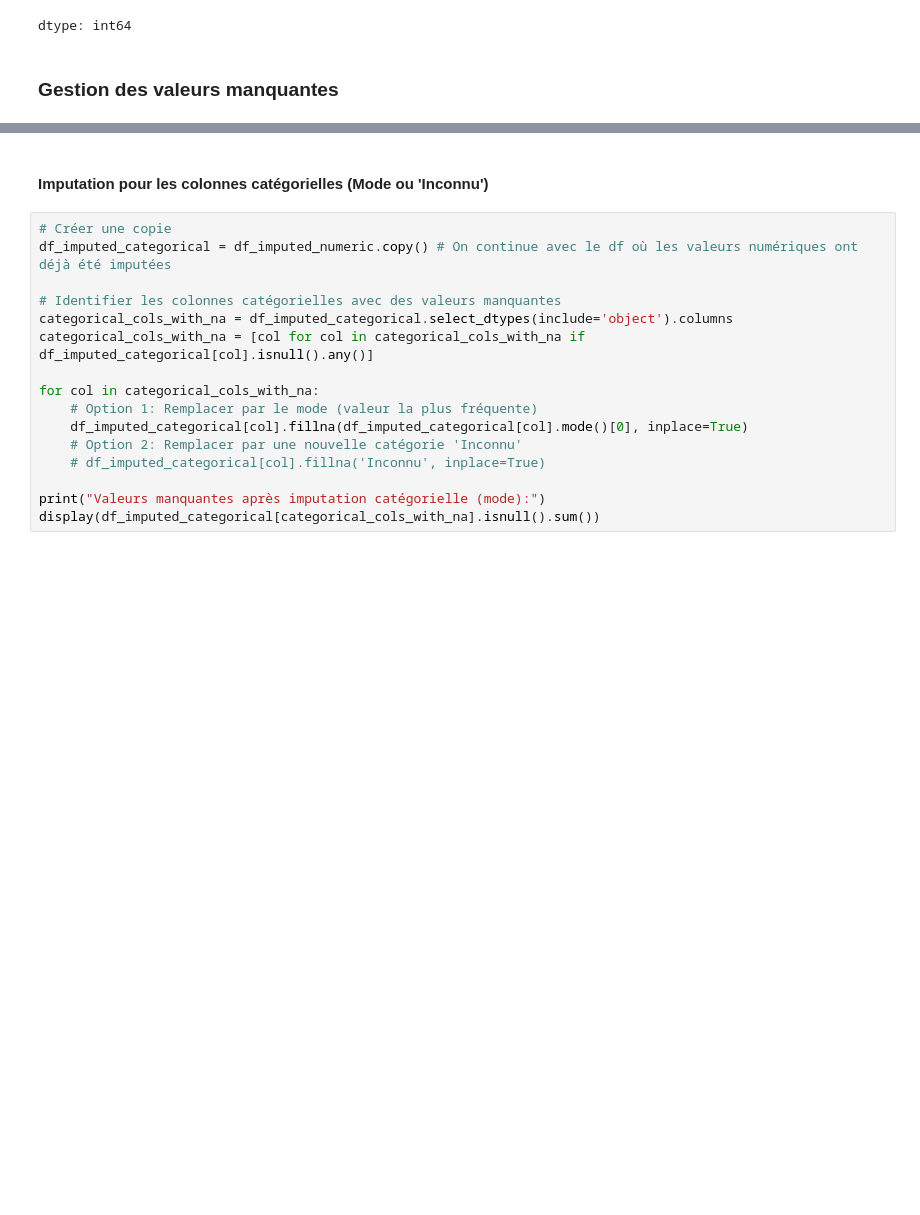
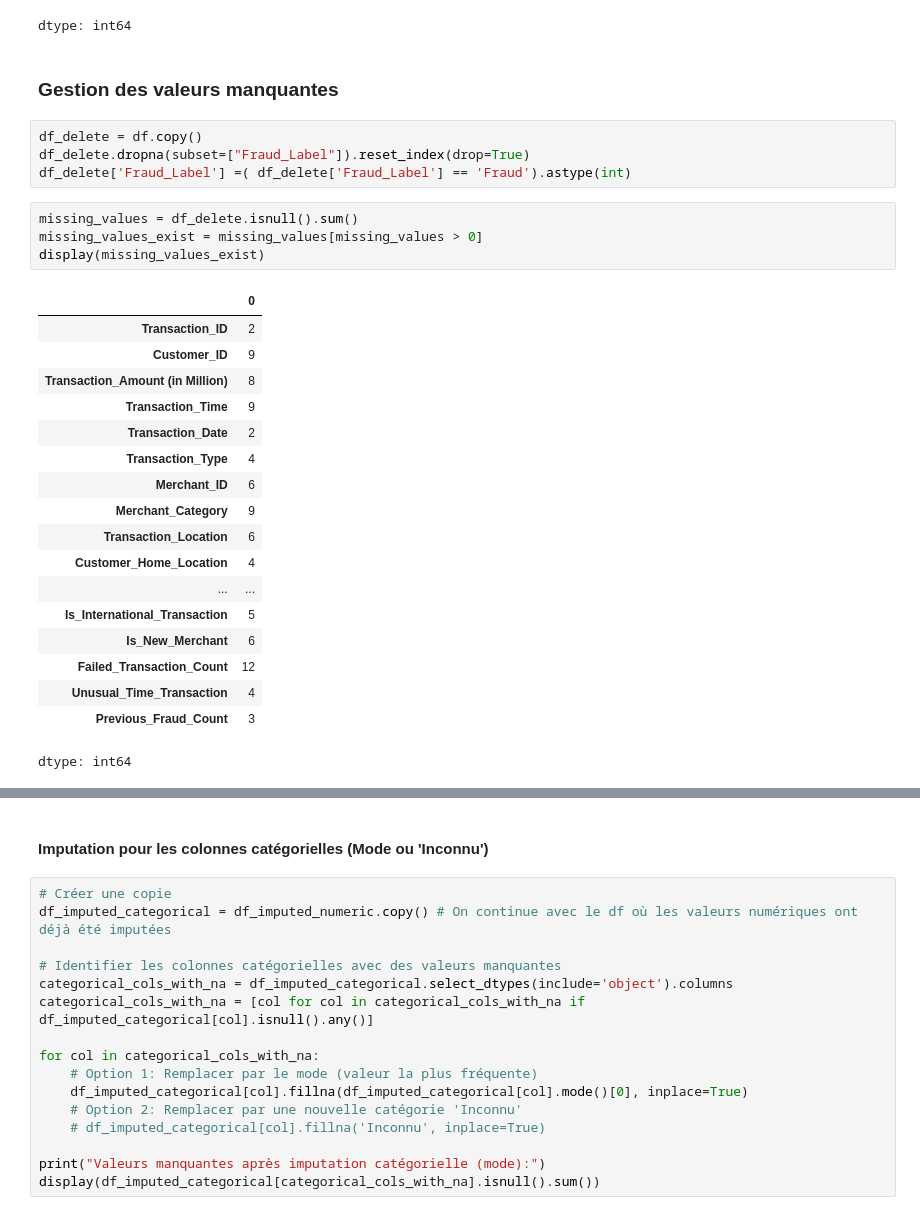
Before and after one commit to Djerade/bank-fraud-detection, a Jupyter notebook: notebooks/exploration.ipynb, the cells around one changed output, grey strips where cells are left out. Cells and saved outputs as stored; diff of their text form; blank space fills up the shorter version.

```diff
--- a/notebooks/exploration.ipynb
+++ b/notebooks/exploration.ipynb
@@ -99,5 +99,32 @@ display(missing_values_exist)
 dtype: int64
 # %% [markdown]
 ### Gestion des valeurs manquantes
+# %%
+df_delete = df.copy()
+df_delete.dropna(subset=["Fraud_Label"]).reset_index(drop=True)
+df_delete['Fraud_Label'] =( df_delete['Fraud_Label'] == 'Fraud').astype(int)
+# %%
+missing_values = df_delete.isnull().sum()
+missing_values_exist = missing_values[missing_values > 0]
+display(missing_values_exist)
+# %% [output]
+|  | 0 |
+| Transaction_ID | 2 |
+| Customer_ID | 9 |
+| Transaction_Amount (in Million) | 8 |
+| Transaction_Time | 9 |
+| Transaction_Date | 2 |
+| Transaction_Type | 4 |
+| Merchant_ID | 6 |
+| Merchant_Category | 9 |
+| Transaction_Location | 6 |
+| Customer_Home_Location | 4 |
+| ... | ... |
+| Is_International_Transaction | 5 |
+| Is_New_Merchant | 6 |
+| Failed_Transaction_Count | 12 |
+| Unusual_Time_Transaction | 4 |
+| Previous_Fraud_Count | 3 |
+dtype: int64
 # %%
 # Créer une copie
```
Also changed, not shown: parts of 2 cells of this notebook.
